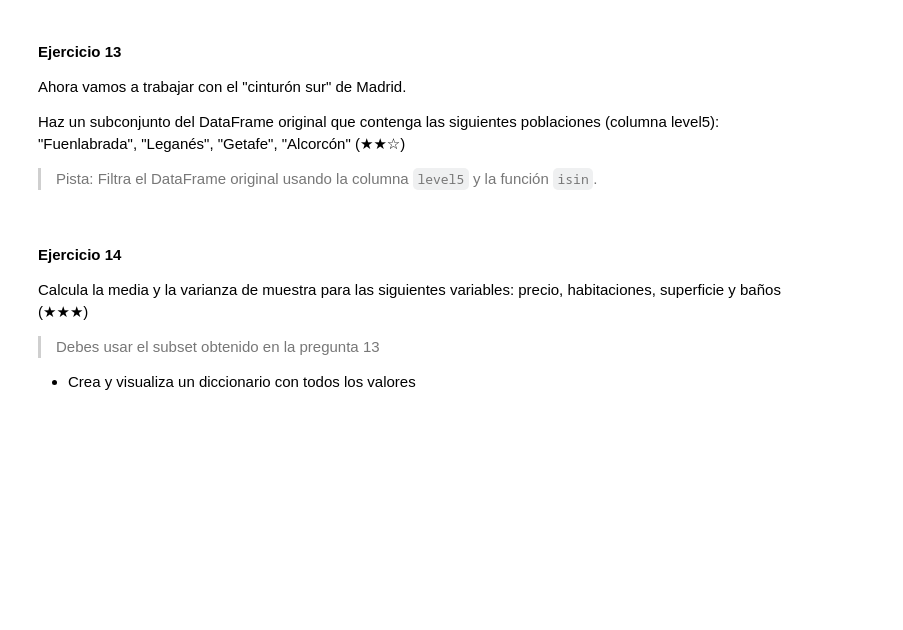
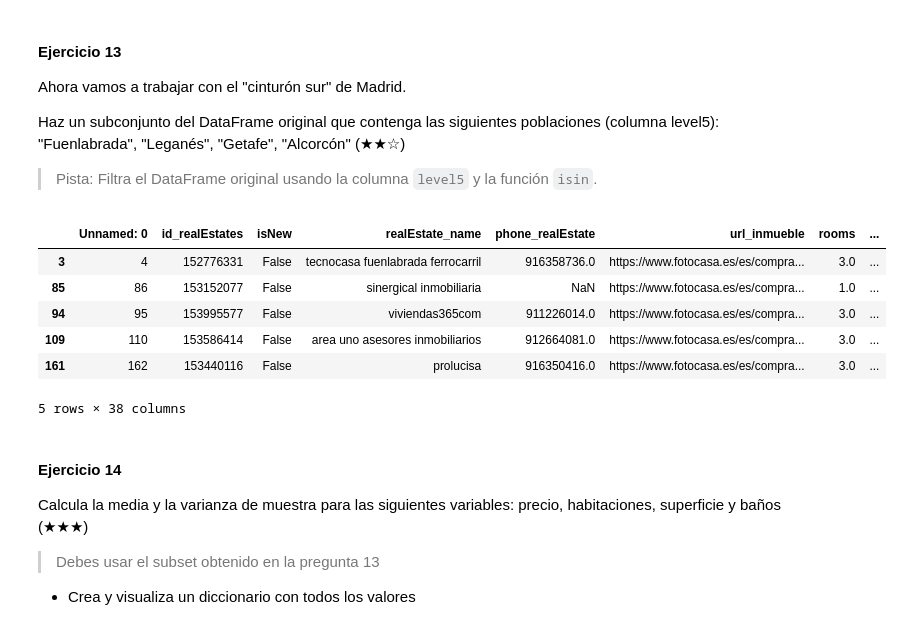
Before and after one commit to bautifreitas/Proyecto-Integrador, a Jupyter notebook: notebooks/project.ipynb, the cells around one changed output. Saved outputs shown, nothing was run; the diff lists cells and outputs as text; code cells hidden in the pictures; blank space fills up the shorter version.

```diff
--- a/notebooks/project.ipynb
+++ b/notebooks/project.ipynb
@@ -180,4 +222,13 @@ Dimensiones del DataFrame sin NAs clave: (14085, 37)
 - Muestra ambos promedios de precio por metro cuadrado
 - Escribe en una celda markdown una conclusión sobre ellos
 # %%
-# TODO
+# Crear la nueva columna pps
+df['pps'] = df['price'] / df['surface']
+
+# Calcular los promedios
+pps_valdemorillo = df[df['level5'] == "Valdemorillo"]['pps'].mean()
+pps_galapagar = df[df['level5'] == "Galapagar"]['pps'].mean()
+
+# Mostrar ambos promedios
+print(f"Precio por m² promedio en Valdemorillo: {pps_valdemorillo:.2f} €/m²")
+print(f"Precio por m² promedio en Galapagar: {pps_galapagar:.2f} €/m²")
@@ -210,7 +277,19 @@ Haz un subconjunto del DataFrame original que contenga las siguientes poblacione
 
 > Pista: Filtra el DataFrame original usando la columna `level5` y la función `isin`.
 # %%
-# TODO
+poblaciones_sur = ["Fuenlabrada", "Leganés", "Getafe", "Alcorcón"]
+
+df_sur = df[df['level5'].isin(poblaciones_sur)]
+
+df_sur.head()
+# %% [output]
+|  | Unnamed: 0 | id_realEstates | isNew | realEstate_name | phone_realEstate | url_inmueble | rooms | ... |
+| 3 | 4 | 152776331 | False | tecnocasa fuenlabrada ferrocarril | 916358736.0 | https://www.fotocasa.es/es/compra... | 3.0 | ... |
+| 85 | 86 | 153152077 | False | sinergical inmobiliaria | NaN | https://www.fotocasa.es/es/compra... | 1.0 | ... |
+| 94 | 95 | 153995577 | False | viviendas365com | 911226014.0 | https://www.fotocasa.es/es/compra... | 3.0 | ... |
+| 109 | 110 | 153586414 | False | area uno asesores inmobiliarios | 912664081.0 | https://www.fotocasa.es/es/compra... | 3.0 | ... |
+| 161 | 162 | 153440116 | False | prolucisa | 916350416.0 | https://www.fotocasa.es/es/compra... | 3.0 | ... |
+5 rows × 38 columns
 # %% [markdown]
 #### Ejercicio 14
 
```
Also changed, not shown: parts of 16 cells of this notebook.
